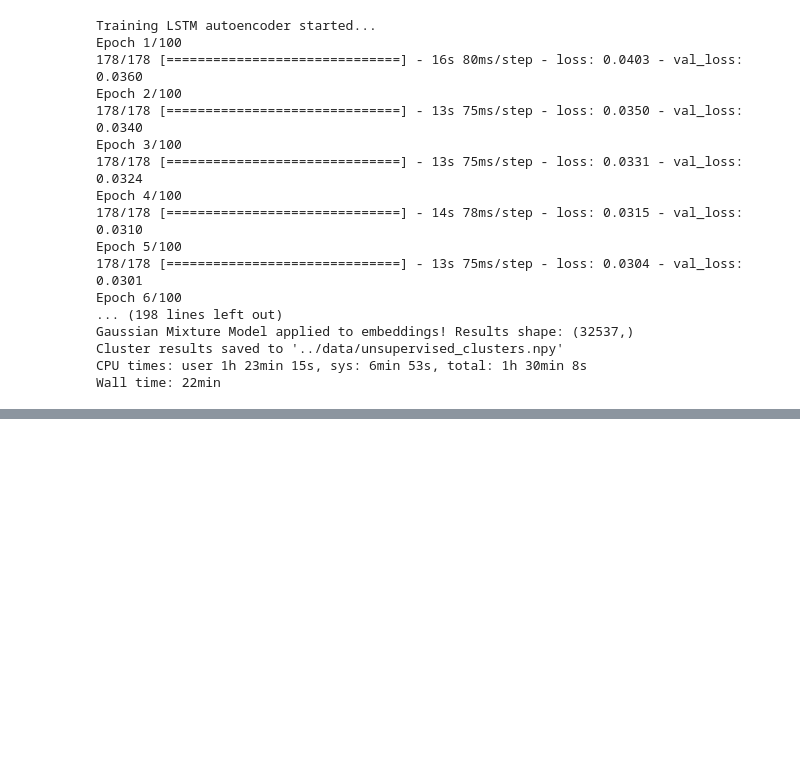
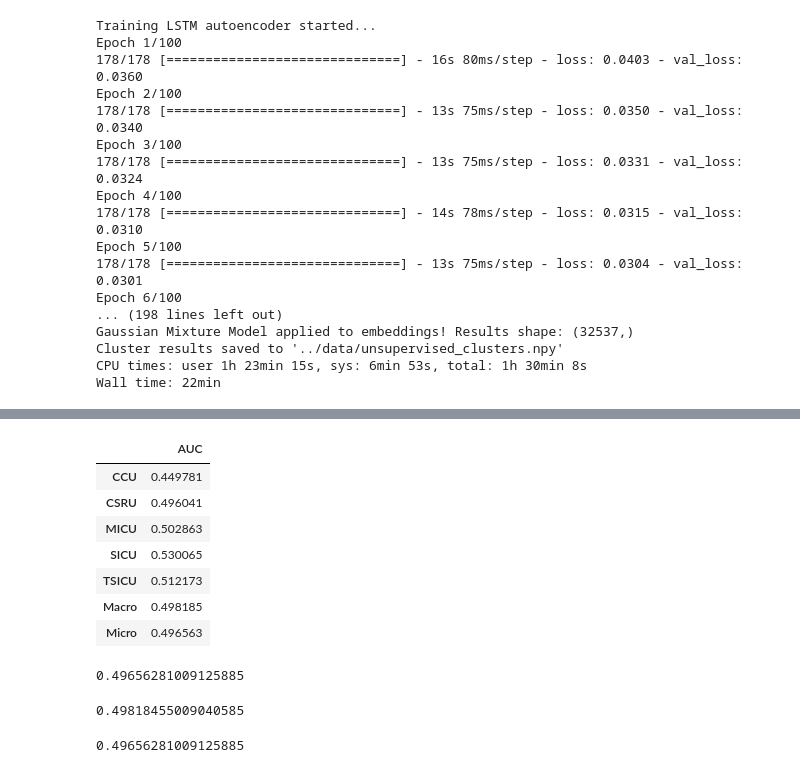
Before and after one commit to ger6-illini/dl4h-sp23-project, a Jupyter notebook: notebooks/cs598-dl4h-team27-paper181.ipynb, the cells around one changed output, grey strips where cells are left out. Drawn from its saved outputs; the diff is of its cells as text; code cells hidden in the pictures; blank space fills up the shorter version.

Commit message:
mortality prediction task added

```diff
--- a/notebooks/cs598-dl4h-team27-paper181.ipynb
+++ b/notebooks/cs598-dl4h-team27-paper181.ipynb
@@ -187,0 +264,2 @@ Wall time: 22min
+# %%
+model.fit(X_train, y_train, epochs=epochs, batch_size=100)
@@ -187,0 +285,2 @@ Wall time: 22min
+# %%
+y_pred = model.predict(X_test)
@@ -187,0 +289,40 @@ Wall time: 22min
+# %%
+df_metrics = pd.DataFrame(index=np.append(tasks, ['Macro', 'Micro']))
+# %%
+from sklearn.metrics import roc_auc_score
+
+# calculate AUC for every cohort
+lst_of_auc = []
+for task in tasks:
+    auc = roc_auc_score(y_test[cohorts_test == task], y_pred[cohorts_test == task])
+    lst_of_auc.append(auc)
+    df_metrics.loc[task, 'AUC'] = auc
+
+# calculate macro AUC
+df_metrics.loc['Macro', 'AUC'] = np.nanmean(np.array(lst_of_auc), axis=0)
+
+# calculate micro AUC
+df_metrics.loc['Micro', 'AUC'] = roc_auc_score(y_test, y_pred)
+# %%
+df_metrics
+# %% [output]
+|  | AUC |
+| CCU | 0.449781 |
+| CSRU | 0.496041 |
+| MICU | 0.502863 |
+| SICU | 0.530065 |
+| TSICU | 0.512173 |
+| Macro | 0.498185 |
+| Micro | 0.496563 |
+# %%
+roc_auc_score(y_test, y_pred, average='micro', multi_class='ovr', labels=cohorts_test)
+# %% [output]
+0.49656281009125885
+# %%
+np.nanmean(np.array(lst_of_auc), axis=0)
+# %% [output]
+0.49818455009040585
+# %%
+roc_auc_score(y_test, y_pred, average='macro', multi_class='ovr', labels=cohorts_test)
+# %% [output]
+0.49656281009125885
```
Also changed, not shown: parts of 18 cells of this notebook, 1 other file.
